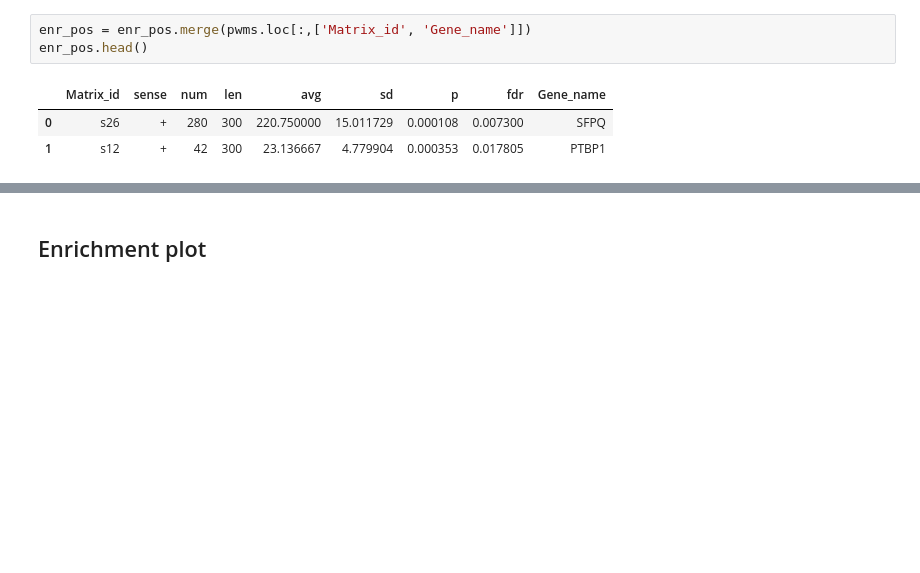
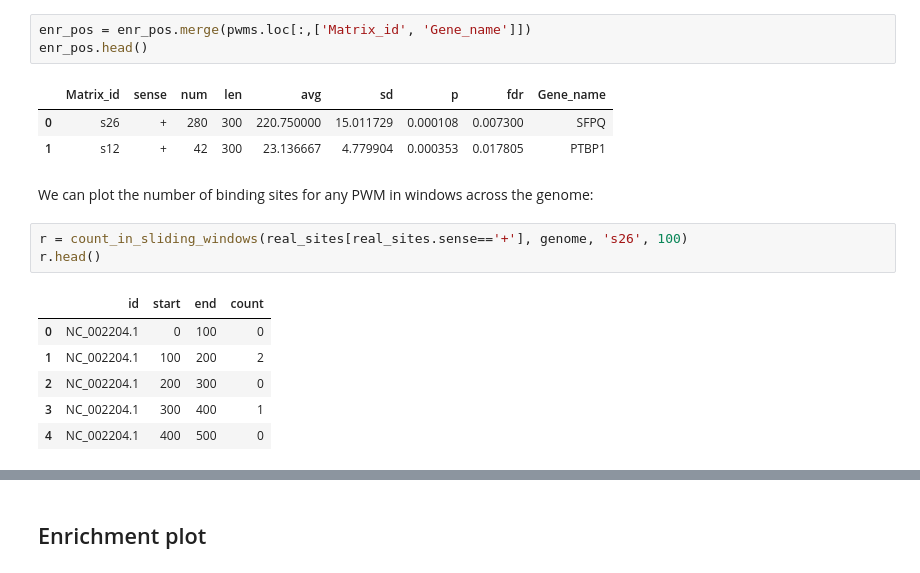
Before and after one commit to gruber-sciencelab/SMEAGOL, a Jupyter notebook: vignette_1.ipynb, the cells around one changed output, grey strips where cells are left out. Cells and saved outputs as stored; diff of their text form; blank space fills up the shorter version.

```diff
--- a/vignette_1.ipynb
+++ b/vignette_1.ipynb
@@ -311,3 +310,15 @@ enr_pos.head()
 |  | Matrix_id | sense | num | len | avg | sd | p | fdr | Gene_name |
 | 0 | s26 | + | 280 | 300 | 220.750000 | 15.011729 | 0.000108 | 0.007300 | SFPQ |
 | 1 | s12 | + | 42 | 300 | 23.136667 | 4.779904 | 0.000353 | 0.017805 | PTBP1 |
+# %% [markdown]
+We can plot the number of binding sites for any PWM in windows across the genome:
+# %%
+r = count_in_sliding_windows(real_sites[real_sites.sense=='+'], genome, 's26', 100)
+r.head()
+# %% [output]
+|  | id | start | end | count |
+| 0 | NC_002204.1 | 0 | 100 | 0 |
+| 1 | NC_002204.1 | 100 | 200 | 2 |
+| 2 | NC_002204.1 | 200 | 300 | 0 |
+| 3 | NC_002204.1 | 300 | 400 | 1 |
+| 4 | NC_002204.1 | 400 | 500 | 0 |
```
Also changed, not shown: parts of 15 cells of this notebook.
